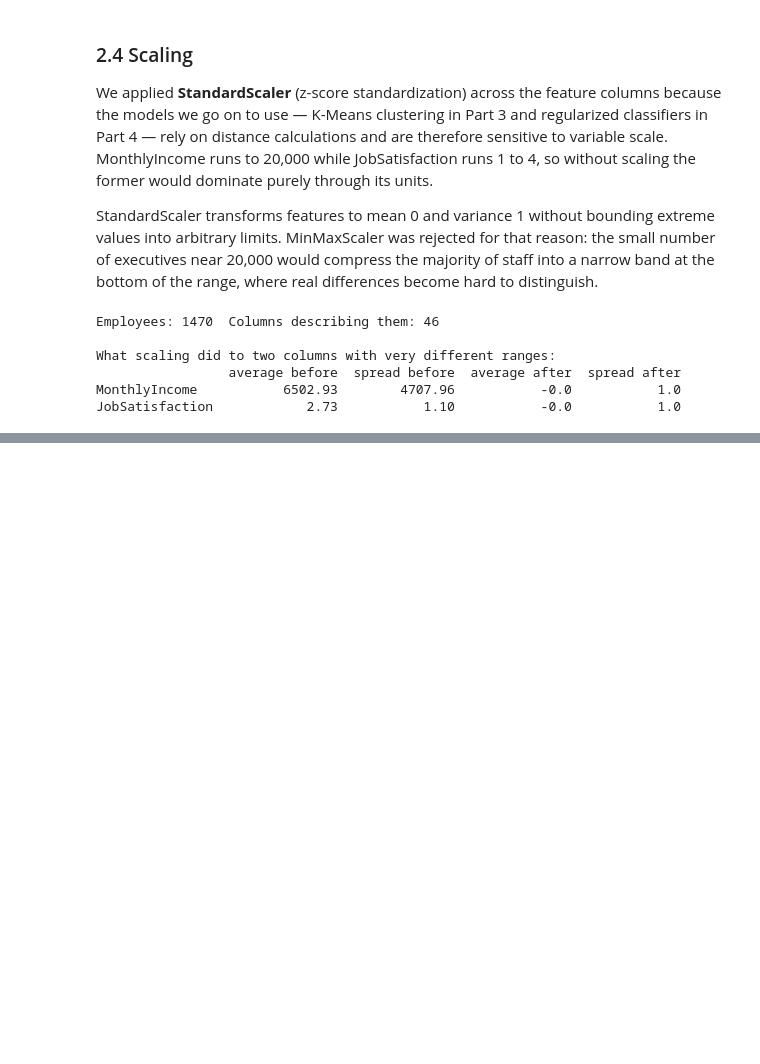
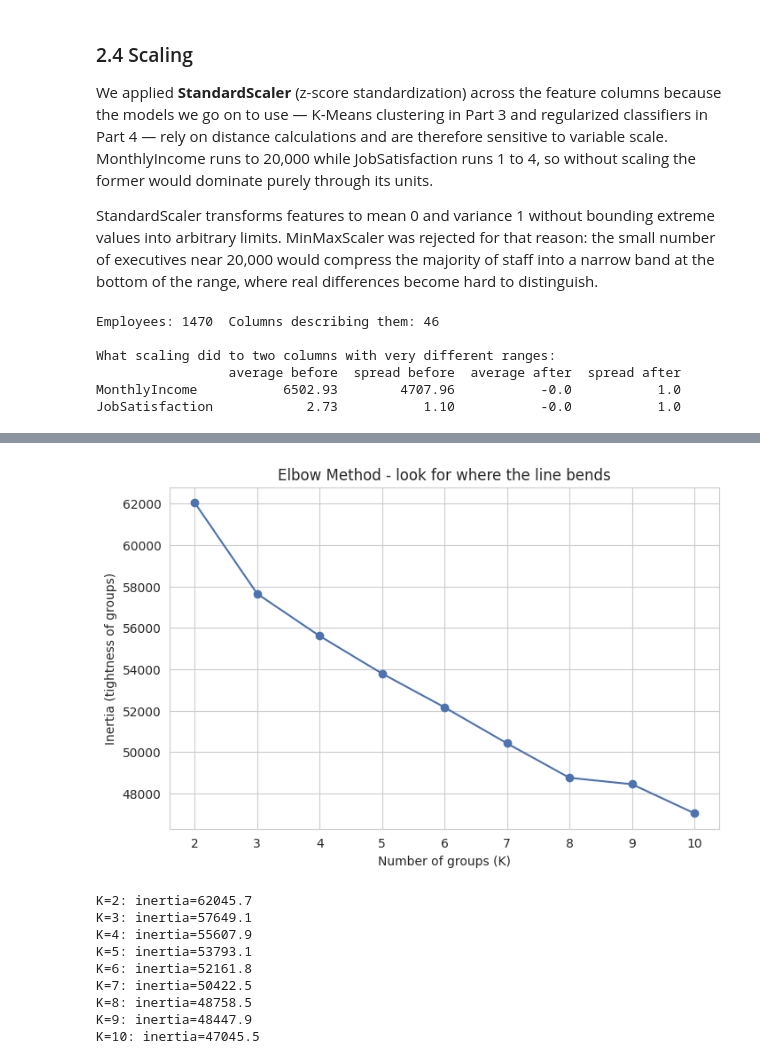
Before and after one commit to Praise-Oluwasikemi/TS-Academy-Group-4-IBM-HR-Analytics-Attrition, a Jupyter notebook: group_04_yourname.ipynb, the cells around one changed output, grey strips where cells are left out. Saved outputs shown, nothing was run; the diff lists cells and outputs as text; code cells hidden in the pictures; blank space fills up the shorter version.

```diff
--- a/group_04_yourname.ipynb
+++ b/group_04_yourname.ipynb
@@ -690,0 +683,10 @@ and scaled, and is ready for clustering and modelling.
+# %%
+# Part 2 built X_scaled_df: 46 columns, fully encoded and scaled, including
+# three new engineered features (Income_Per_Job_Level, Burnout_Risk,
+# Company_Tenure_Ratio). We use this directly instead of picking our own
+# smaller set, so clustering reflects the team's full, agreed feature set.
+
+X_cluster = X_scaled_df.values   # same data, as a plain array for KMeans and PCA
+
+print('Features used for clustering:', X_scaled_df.shape[1])
+print('Employees:', X_scaled_df.shape[0])
@@ -690,0 +704,36 @@ and scaled, and is ready for clustering and modelling.
+# %%
+# We try K = 2 through 10 groups. For each one, we measure "inertia" -
+# how tight each group is (how close employees sit to their group's center).
+# More groups always improves this score, but at some point the improvement
+# stops being worth it. That point is the "elbow" - where the line bends.
+
+inertia_values = []
+k_range = range(2, 11)
+
+for k in k_range:
+    kmeans_test = KMeans(n_clusters=k, random_state=RANDOM_STATE, n_init=10)
+    kmeans_test.fit(X_cluster)
+    inertia_values.append(kmeans_test.inertia_)
+
+plt.figure(figsize=(8, 5))
+plt.plot(k_range, inertia_values, marker='o', color='#4C72B0')
+plt.title('Elbow Method - look for where the line bends')
+plt.xlabel('Number of groups (K)')
+plt.ylabel('Inertia (tightness of groups)')
+plt.xticks(list(k_range))
+plt.show()
+
+# Print the actual numbers so we can read them precisely, not just eyeball the chart
+for k, inertia in zip(k_range, inertia_values):
+    print(f'K={k}: inertia={inertia:.1f}')
+# %% [output]
+[figure, added]
+K=2: inertia=62045.7
+K=3: inertia=57649.1
+K=4: inertia=55607.9
+K=5: inertia=53793.1
+K=6: inertia=52161.8
+K=7: inertia=50422.5
+K=8: inertia=48758.5
+K=9: inertia=48447.9
+K=10: inertia=47045.5
```
Also changed, not shown: parts of 67 cells of this notebook.
